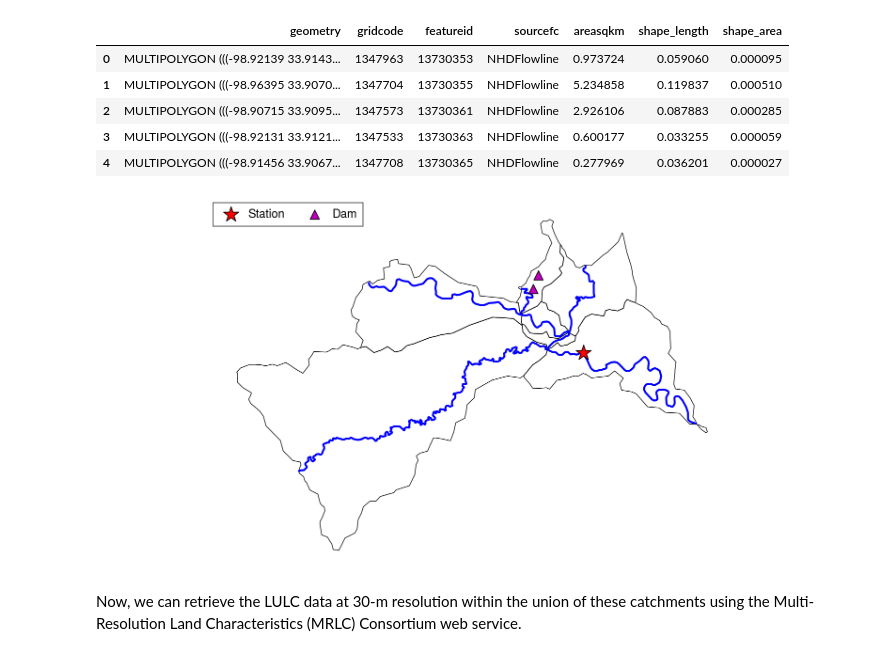
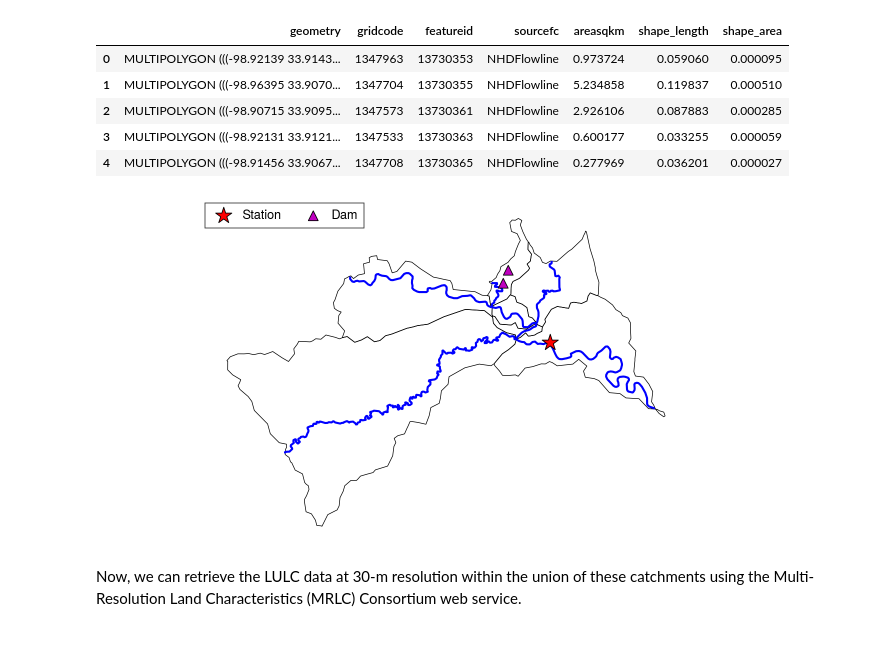
Before and after one commit to mhweber/AWRA2022GeoWorkshop, a Jupyter notebook: Workbooks/Python/Session3/1_Dam_Impact.ipynb, the cells around one changed output. Cells and saved outputs as stored; diff of their text form; code cells hidden in the pictures.

```diff
--- a/Workbooks/Python/Session3/1_Dam_Impact.ipynb
+++ b/Workbooks/Python/Session3/1_Dam_Impact.ipynb
@@ -347,19 +347,19 @@ catchment.head()
 | 3 | MULTIPOLYGON (((-98.92131 33.9121... | 1347533 | 13730363 | NHDFlowline | 0.600177 | 0.033255 | 0.000059 |
 | 4 | MULTIPOLYGON (((-98.91456 33.9067... | 1347708 | 13730365 | NHDFlowline | 0.277969 | 0.036201 | 0.000027 |
 # %%
-_, ax = pplt.subplots(refwidth=8)
+_, ax = pplt.subplots(refwidth=7)
 catchment.plot(ax=ax, facecolor="none", edgecolor="k", lw=0.5)
 flw_up[station_id].plot(ax=ax, color="b", linewidth=1.5, zorder=1)
 sites[sites.site_no.isin([station_id])].plot(
     ax=ax, edgecolor="k", c="r", marker="*", ms=150, label="Station"
 )
 dams[dams.nhdplus_comid.isin(flw_up[station_id].nhdplus_comid)].plot(
     ax=ax, edgecolor="k", c="m", marker="^", ms=50, label="Dam"
 )
 ax.legend(loc="upper left")
 ax.set_axis_off()
 # %% [output]
-[figure, old version]
+[figure, new version]
 # %% [markdown]
 Now, we can retrieve the LULC data at 30-m resolution within the union of these catchments using the Multi-Resolution Land Characteristics (MRLC) Consortium web service.
 # %%
```
Also changed, not shown: parts of 7 cells of this notebook.
